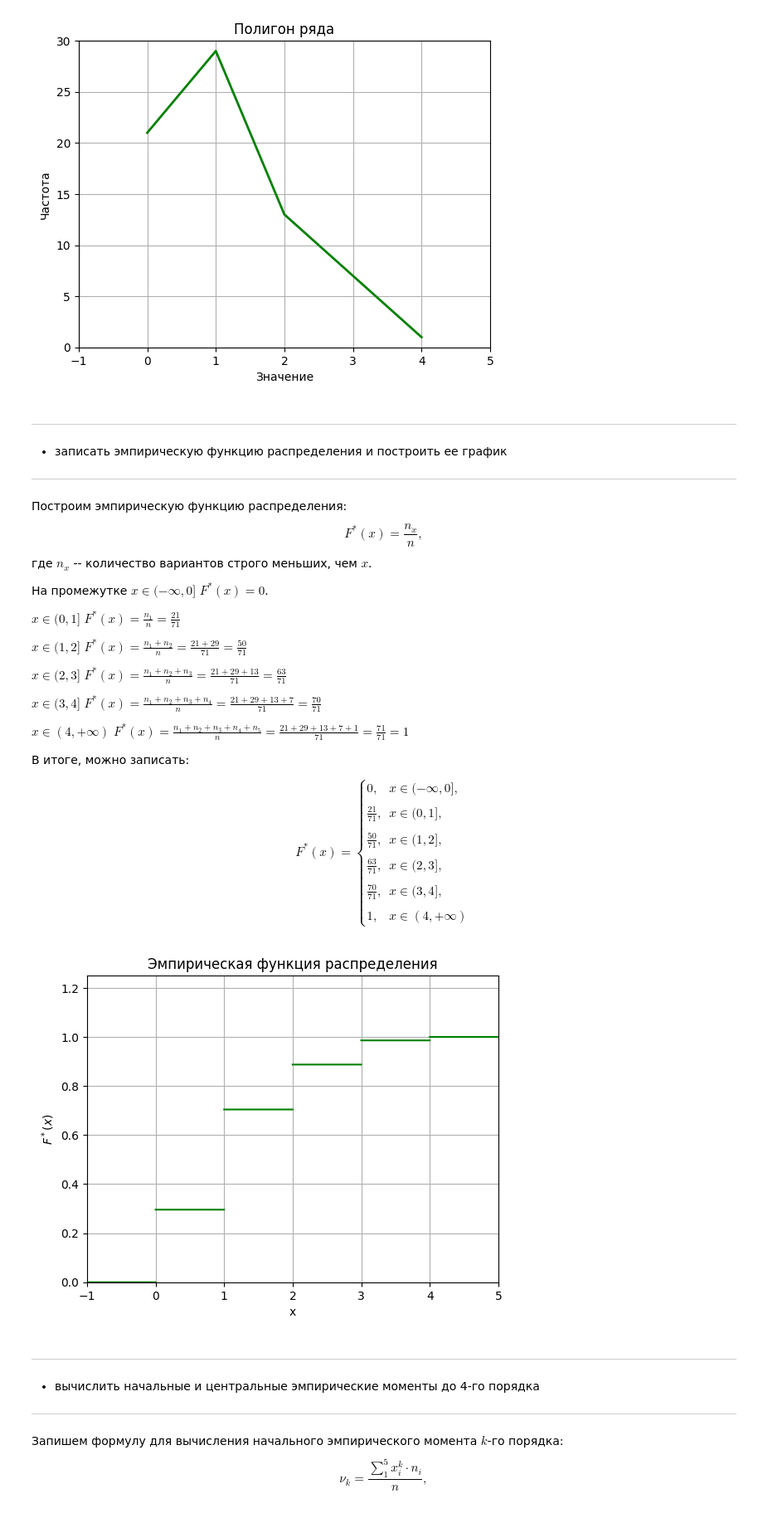
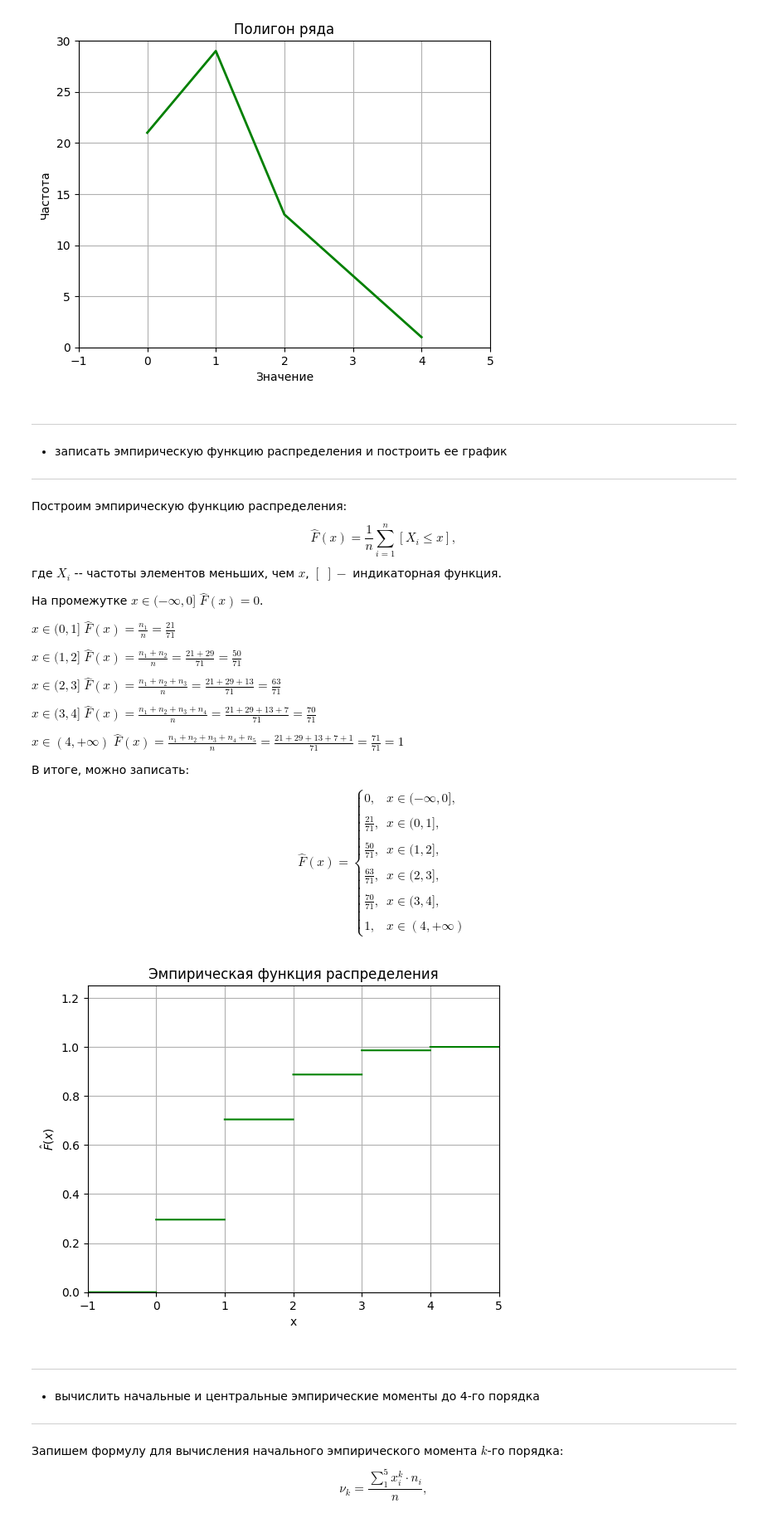
Before and after one commit to a-nechaeva/Math_statistics, a Jupyter notebook: MS_lab_1.ipynb, the cells around one changed output. Shown: that part at 83% size. Cells and saved outputs as stored; diff of their text form; code cells hidden in the pictures.

```diff
--- a/MS_lab_1.ipynb
+++ b/MS_lab_1.ipynb
@@ -96,24 +96,24 @@ with open('/content/drive/MyDrive/MS_lab_1/ms_lab1_A.txt', 'r') as f_a:
 *   записать эмпирическую функцию распределения и построить ее график
 ***
 Построим эмпирическую функцию распределения:
-$$F^*(x)=\frac{n_x}{n},$$
-где $n_x$ -- количество вариантов строго меньших, чем $x$.
+$$\hat{F}(x)=\frac{1}{n} \sum \limits_{i=1}^n \left[X_i \leq x \right],$$
+где $X_i$ -- частоты элементов меньших, чем $x$, $[\, \,]-$ индикаторная функция.
 
-На промежутке $x \in (-\infty, 0]$ $F^*(x)= 0$.
+На промежутке $x \in (-\infty, 0]$ $\hat{F}(x)= 0$.
 
-$x \in (0, 1]$ $F^*(x)= \frac{n_1}{n} = \frac{21}{71}$
+$x \in (0, 1]$ $\hat{F}(x)= \frac{n_1}{n} = \frac{21}{71}$
 
-$x \in (1, 2]$ $F^*(x)= \frac{n_1 + n_2}{n} = \frac{21 + 29}{71}= \frac{50}{71}$
+$x \in (1, 2]$ $\hat{F}(x)= \frac{n_1 + n_2}{n} = \frac{21 + 29}{71}= \frac{50}{71}$
 
-$x \in (2, 3]$ $F^*(x)= \frac{n_1 + n_2 + n_3}{n} = \frac{21 + 29 + 13}{71}= \frac{63}{71}$
+$x \in (2, 3]$ $\hat{F}(x)= \frac{n_1 + n_2 + n_3}{n} = \frac{21 + 29 + 13}{71}= \frac{63}{71}$
 
-$x \in (3, 4]$ $F^*(x)= \frac{n_1 + n_2+ n_3 + n_4}{n} = \frac{21 + 29 + 13 + 7}{71}= \frac{70}{71}$
+$x \in (3, 4]$ $\hat{F}(x)= \frac{n_1 + n_2+ n_3 + n_4}{n} = \frac{21 + 29 + 13 + 7}{71}= \frac{70}{71}$
 
-$x \in (4, +\infty)$ $F^*(x)= \frac{n_1 + n_2+ n_3 + n_4+ n_5}{n} = \frac{21 + 29 + 13 + 7 + 1}{71}= \frac{71}{71} = 1$
+$x \in (4, +\infty)$ $\hat{F}(x)= \frac{n_1 + n_2+ n_3 + n_4+ n_5}{n} = \frac{21 + 29 + 13 + 7 + 1}{71}= \frac{71}{71} = 1$
 
 В итоге, можно записать:
 
-$$F^*(x)=
+$$\hat{F}(x)=
 \begin{cases}
 0, & x \in (-\infty, 0],\\\\
 \frac{21}{71}, & x \in (0, 1],\\\\
@@ -131,35 +131,35 @@ $$F^*(x)=
   for i in range(len(y_a)):
     fr_st += y_a[i]
     frec_a.append(fr_st)
 
   # построение графика эмпирической функции распределения
   x_em_a = np.linspace(-7, 7, 1000000)
   delt_a = 0.00001
   x_em_a[(x_em_a > 0 - delt_a) & (x_em_a < 0 + 2 * delt_a) |
          (x_em_a > 1 - delt_a) & (x_em_a < 1 + 2 * delt_a) |
          (x_em_a > 2 - delt_a) & (x_em_a < 2 + 2 * delt_a)|
          (x_em_a > 3 - delt_a) & (x_em_a < 3 + 2 * delt_a)|
          (x_em_a > 4 - delt_a) & (x_em_a < 4 + 2 * delt_a)] = np.nan
 
   def f_a(x):
     if x <= 0: return 0
     elif 0 < x <= 1: return frec_a[0]
     elif 1 < x <= 2: return frec_a[1]
     elif 2 < x <= 3: return frec_a[2]
     elif 3 < x <= 4: return frec_a[3]
     else: return frec_a[4]
 
   f_a_v = np.vectorize(f_a)
 
   plt.axis([-1,5,0,1.25])
   plt.title('Эмпирическая функция распределения')
   plt.xlabel('x')
-  plt.ylabel(r'$F^*(x)$')
+  plt.ylabel(r'$\hat{F}(x)$')
   plt.plot(x_em_a, f_a_v(x_em_a) / n_a, 'g')
   plt.grid(True)
   plt.show()
 # %% [output]
-[figure, old version]
+[figure, new version]
 # %% [markdown]
 ***
 *   вычислить начальные и центральные эмпирические моменты до 4-го порядка
```
Also changed, not shown: parts of 14 cells of this notebook.
